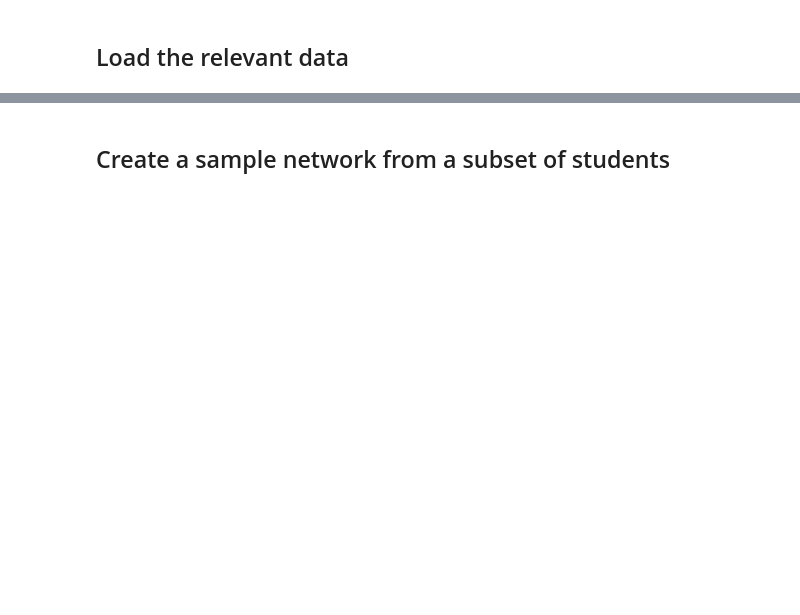
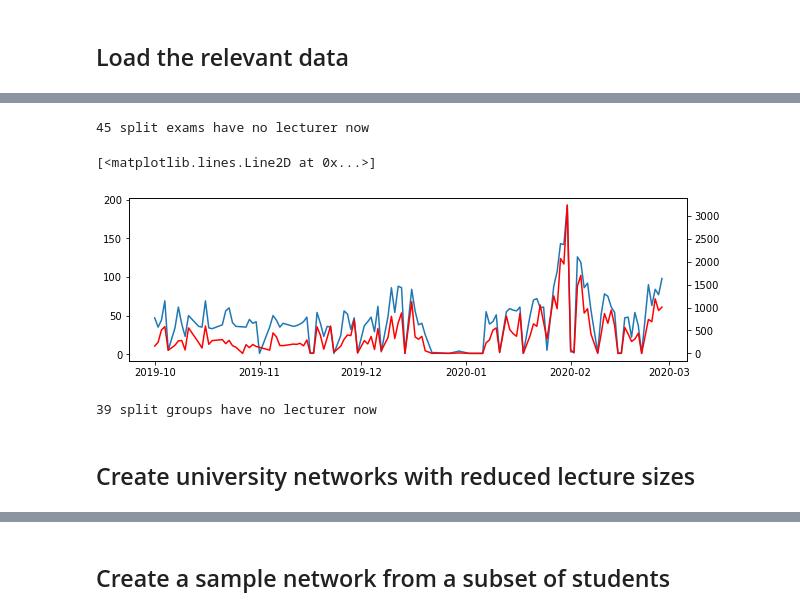
Before and after one commit to JanaLasser/uni_SEIRX, a Jupyter notebook: code/create_network.ipynb, the cells around one changed output, grey strips where cells are left out. Cells and saved outputs as stored; diff of their text form; code cells hidden in the pictures; blank space fills up the shorter version.

```diff
--- a/code/create_network.ipynb
+++ b/code/create_network.ipynb
@@ -203,0 +591,49 @@ rooms.head(3)
+# %%
+electurers = edates[['exam_id', 'lecturer_id']].copy()
+lonely_exams = 0
+electurers['new_group_id'] = np.nan
+for exam_id in esplits['exam_id'].unique():
+    lecturers_in_exam = electurers[electurers['exam_id']  == exam_id]
+    new_exam_ids = esplits[esplits['exam_id'] == exam_id]['new_exam_id'].values
+    new_exam_size = int(len(lecturers_in_exam) / len(new_exam_ids))
+
+    #since we are not cloning lecturers, if there is just one lecturer but two
+    # groups at the same time, the lecturer will go to only one of the groups
+    if new_exam_size == 1:
+        lonely_exams += 1
+
+    for i, ID in enumerate(new_exam_ids[0:-1]):
+        electurers.loc[lecturers_in_exam[\
+            i * new_exam_size:(i + 1) * new_exam_size].index, 'new_exam_id']\
+            = ID
+    electurers.loc[lecturers_in_exam[(i + 1) * new_exam_size:].index, 'new_exam_id']\
+            = new_exam_ids[-1]
+
+print('{} split exams have no lecturer now'.format(lonely_exams))
+# %% [output]
+45 split exams have no lecturer now
+# %%
+exam_counts = edates[['exam_date', 'exam_id']]\
+    .drop_duplicates()\
+    .groupby('exam_date')\
+    .count()\
+    .reset_index()\
+    .rename(columns={'exam_id':'exam_count'})\
+    .sort_values(by='exam_date')
+# %%
+exam_active_students_counts = estudents[['exam_date', 'student_id']]\
+    .drop_duplicates()\
+    .groupby('exam_date')\
+    .count()\
+    .reset_index()\
+    .rename(columns={'student_id':'student_count'})\
+    .sort_values(by='exam_date')
+# %%
+fig, ax = plt.subplots(figsize=(10, 3))
+ax2 = ax.twinx()
+ax.plot(exam_counts['exam_date'], exam_counts['exam_count'])
+ax2.plot(exam_active_students_counts['exam_date'],
+        exam_active_students_counts['student_count'], color='r')
+# %% [output]
+[<matplotlib.lines.Line2D at 0x...>]
+[figure, added]
@@ -203,0 +659,25 @@ rooms.head(3)
+# %%
+lonely_groups = 0
+edates['new_exam_id'] = np.nan
+for group_id in splits['group_id'].unique():
+    lecturers_in_group = lecturers[lecturers['group_id']  == group_id]
+    new_group_ids = splits[splits['group_id'] == group_id]['new_group_id'].values
+    new_group_size = int(len(lecturers_in_group) / len(new_group_ids))
+
+    #since we are not cloning lecturers, if there is just one lecturer but two
+    # groups at the same time, the lecturer will go to only one of the groups
+    if new_group_size == 1:
+        lonely_groups += 1
+
+    for i, ID in enumerate(new_group_ids[0:-1]):
+        lecturers.loc[lecturers_in_group[\
+            i * new_group_size:(i + 1) * new_group_size].index, 'new_group_id']\
+            = ID
+    lecturers.loc[lecturers_in_group[(i + 1) * new_group_size:].index, 'new_group_id']\
+            = new_group_ids[-1]
+
+print('{} split groups have no lecturer now'.format(lonely_groups))
+# %% [output]
+39 split groups have no lecturer now
+# %% [markdown]
+## Create university networks with reduced lecture sizes
```
Also changed, not shown: parts of 73 cells of this notebook, 1 other file.
